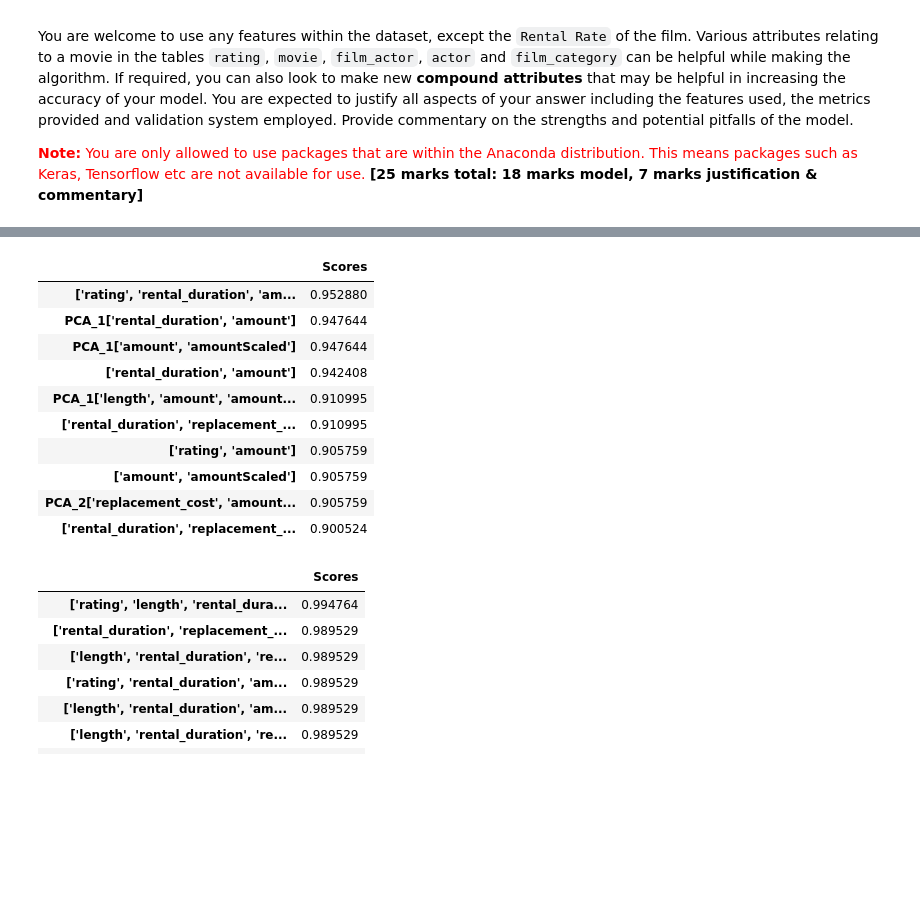
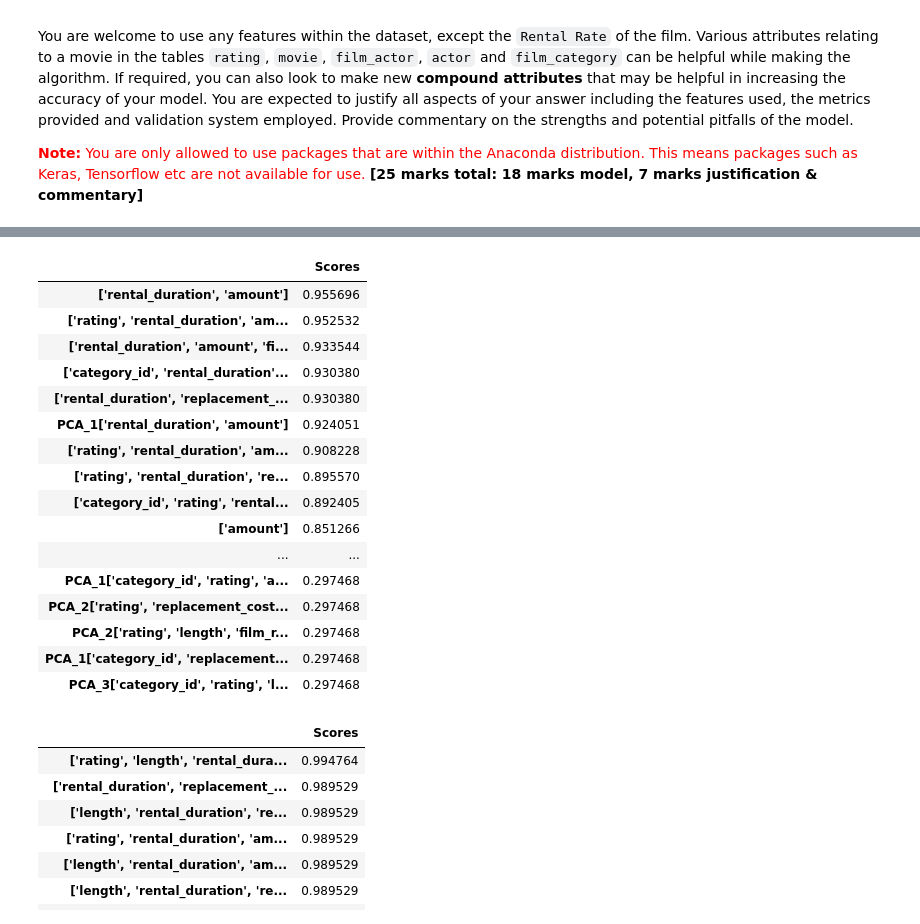
Before and after one commit to DannyFirmin/ML-KMeans-KNN-DecisionTrees, a Jupyter notebook: Assignment-2.ipynb, the cells around one changed output, grey strips where cells are left out. Cells and saved outputs as stored; diff of their text form; code cells hidden in the pictures; blank space fills up the shorter version.

```diff
--- a/Assignment-2.ipynb
+++ b/Assignment-2.ipynb
@@ -553,8 +569,7 @@ You are expected to justify all aspects of your answer including the features us
 # We might need to Convert special_features & actos_id_list to dummy variables
 
 # Loading appropriate data
-df_classification_original = df_cleaned[
-    ["film_id", "rental_rate", "rating", "length", "rental_duration", "replacement_cost", "amount"]]
+df_classification_original = df_cleaned[["category_id","film_id", "rental_rate", "rating", "length", "rental_duration", "replacement_cost", "amount"]]
 
 # Filling Nas in amounts with the average of amounts
 df_amount_mean = df_classification_original.groupby("film_id").agg({"amount": "mean"})
@@ -562,16 +577,25 @@ df_classification = df_classification_original.set_index("film_id")
 df_classification.amount = df_classification.amount.fillna(df_amount_mean.amount)
 df_classification.reset_index()
 
+
 # Converting categorical data(rating)
 le = LabelEncoder()
 df_classification.rating = le.fit_transform(df_classification.rating)
 
 # Replacing amounts with it's mean values & joining dataframes based on film_id
 df_amount_mean = df_classification.groupby("film_id").agg({"amount": "mean"})
+
+
+film_frq = df_classification.groupby(by="film_id")['category_id'].count()
+# df_classification["film_frequency"]=df_classification.drop(["amount"], axis=1)
+
+
 df_classification = df_classification.drop(["amount"], axis=1).drop_duplicates()
 df_classification = df_classification.join(df_amount_mean, on="film_id")
+df_classification['film_rented_count'] = film_frq
 df_classification = df_classification.reset_index().drop(["film_id"], axis=1)
-df_classification["amountScaled"] = df_classification.amount * 100
+
+# # df_classification["amountScaled"] = df_classification.amount * 100
 df_classification = df_classification.astype(np.int64)  # For KNN function data should be in integers
 df_classification.head()
 # %% [output]
@@ -584,44 +608,50 @@ df_classification.head()
 # %%
 # KNN classification
 kn = KNeighborsClassifier(n_neighbors=int(np.sqrt(df_classification.shape[0])))
 combinations = feature_combinations(df_classification, "rental_rate")
 df_scores = pd.DataFrame()
 
 for combination in combinations:
     x_train, x_test, y_train, y_test = train_test_split(df_classification[list(combination)],
-                                                        df_classification.rental_rate, test_size=0.2)
+                                                        df_classification.rental_rate, test_size=0.33)
     fit = kn.fit(x_train, y_train)
     df_scores[str(list(combination))] = [kn.score(x_test, y_test)]
     if (len(combination) > 1):
         for i in range(len(combination) - 1):
             # trying a combination in which dimensionality of the features are reduced using PCA.
             pca = PCA(n_components=i + 1)
             data_x = pca.fit_transform(df_classification[list(combination)])
-            x_train, x_test, y_train, y_test = train_test_split(data_x, df_classification.rental_rate, test_size=0.2)
+            x_train, x_test, y_train, y_test = train_test_split(data_x, df_classification.rental_rate, test_size=0.33)
             fit = kn.fit(x_train, y_train)
             df_scores["PCA_" + str(i + 1) + str(list(combination))] = [kn.score(x_test, y_test)]
 
 df_scores.index = ["Scores"]
 df_scores = df_scores.T
-df_scores = df_scores[df_scores.Scores > 0.9].sort_values(by=["Scores"], ascending=False)
+df_scores = df_scores.sort_values(by=["Scores"], ascending=False)
 
 # # https://stackoverflow.com/questions/19124601/pretty-print-an-entire-pandas-series-dataframe
 from IPython.display import display
 
 with pd.option_context('display.max_rows', None, 'display.max_columns', None):
     display(df_scores)
 # %% [output]
 |  | Scores |
-| ['rating', 'rental_duration', 'am... | 0.952880 |
-| PCA_1['rental_duration', 'amount'] | 0.947644 |
-| PCA_1['amount', 'amountScaled'] | 0.947644 |
-| ['rental_duration', 'amount'] | 0.942408 |
-| PCA_1['length', 'amount', 'amount... | 0.910995 |
-| ['rental_duration', 'replacement_... | 0.910995 |
-| ['rating', 'amount'] | 0.905759 |
-| ['amount', 'amountScaled'] | 0.905759 |
-| PCA_2['replacement_cost', 'amount... | 0.905759 |
-| ['rental_duration', 'replacement_... | 0.900524 |
+| ['rental_duration', 'amount'] | 0.955696 |
+| ['rating', 'rental_duration', 'am... | 0.952532 |
+| ['rental_duration', 'amount', 'fi... | 0.933544 |
+| ['category_id', 'rental_duration'... | 0.930380 |
+| ['rental_duration', 'replacement_... | 0.930380 |
+| PCA_1['rental_duration', 'amount'] | 0.924051 |
+| ['rating', 'rental_duration', 'am... | 0.908228 |
+| ['rating', 'rental_duration', 're... | 0.895570 |
+| ['category_id', 'rating', 'rental... | 0.892405 |
+| ['amount'] | 0.851266 |
+| ... | ... |
+| PCA_1['category_id', 'rating', 'a... | 0.297468 |
+| PCA_2['rating', 'replacement_cost... | 0.297468 |
+| PCA_2['rating', 'length', 'film_r... | 0.297468 |
+| PCA_1['category_id', 'replacement... | 0.297468 |
+| PCA_3['category_id', 'rating', 'l... | 0.297468 |
 # %%
 ##Support Vector Machines
 svmo = svm.SVC(kernel='linear')
```
Also changed, not shown: parts of 5 cells of this notebook.
